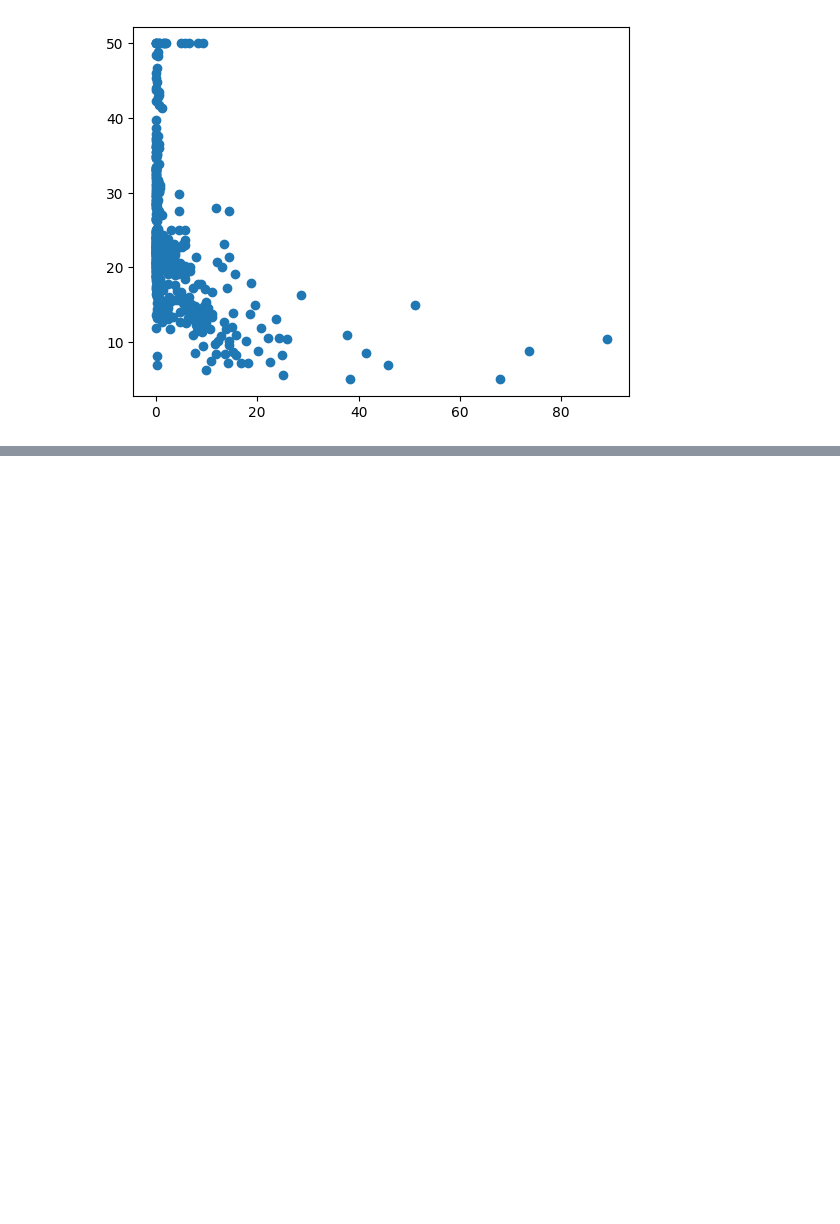
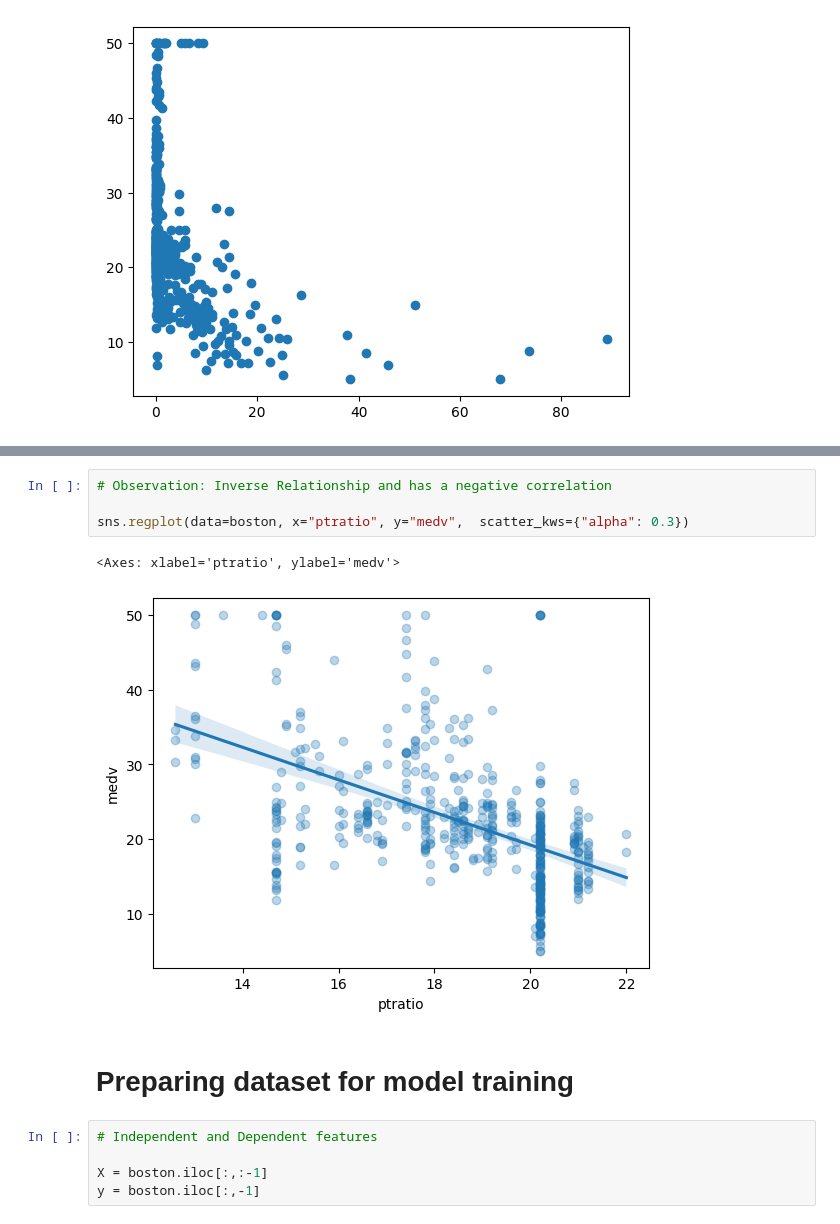
Before and after one commit to Hassan3924/Boston-Housing-Price-Prediction, a Jupyter notebook: boston_price_prediction.ipynb, the cells around one changed output, grey strips where cells are left out. Drawn from its saved outputs; the diff is of its cells as text; blank space fills up the shorter version.

```diff
--- a/boston_price_prediction.ipynb
+++ b/boston_price_prediction.ipynb
@@ -98,0 +119,14 @@ plt.scatter(boston['crim'], boston['medv'])
+# %%
+# Observation: Inverse Relationship and has a negative correlation
+
+sns.regplot(data=boston, x="ptratio", y="medv",  scatter_kws={"alpha": 0.3})
+# %% [output]
+<Axes: xlabel='ptratio', ylabel='medv'>
+[figure, added]
+# %% [markdown]
+# Preparing dataset for model training
+# %%
+# Independent and Dependent features
+
+X = boston.iloc[:,:-1]
+y = boston.iloc[:,-1]
```
Also changed, not shown: parts of 20 cells of this notebook.
